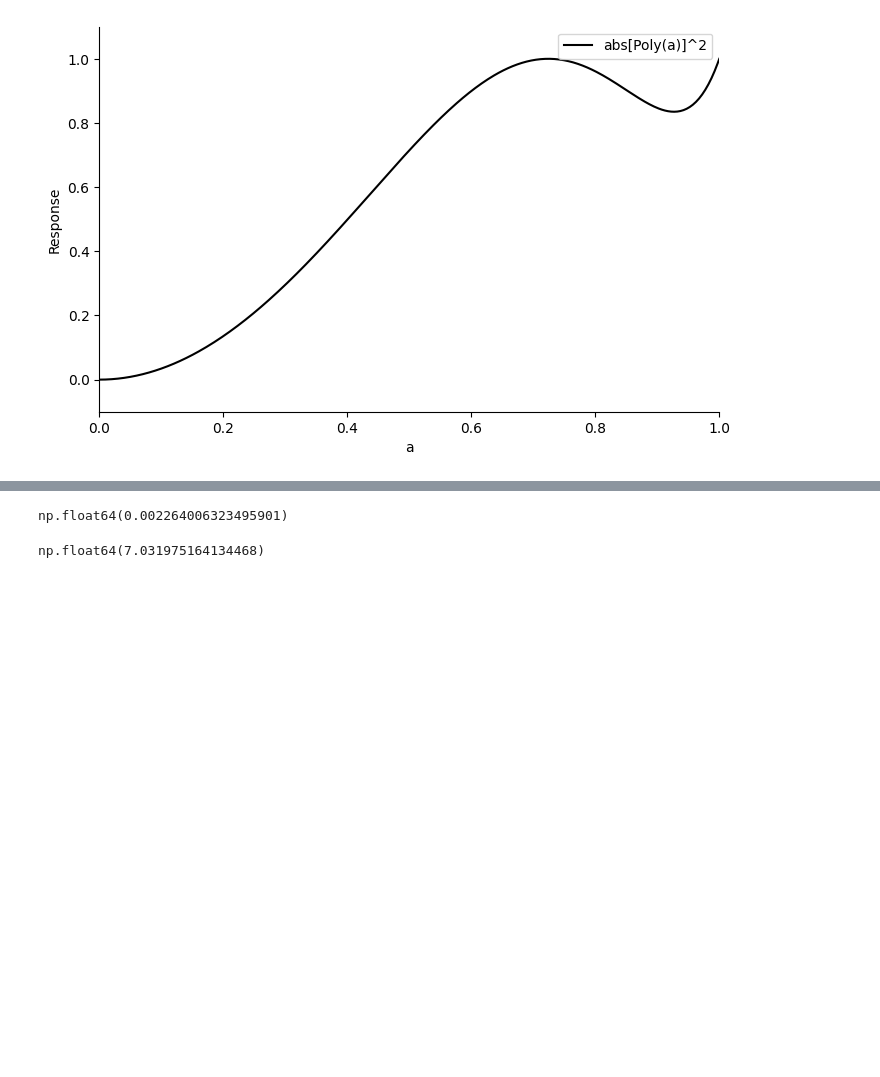
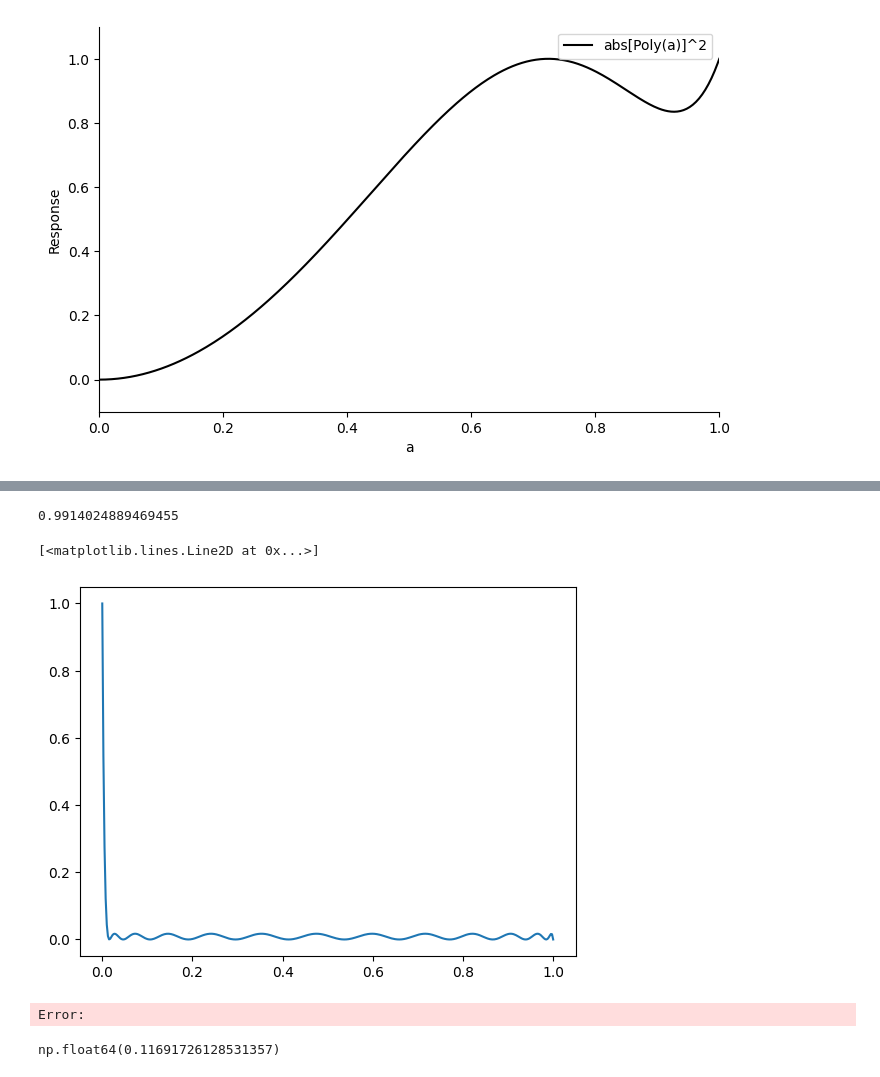
Before and after one commit to shrabian/quantum-research, a Jupyter notebook: fpsearch.ipynb, the cells around one changed output, grey strips where cells are left out. Drawn from its saved outputs; the diff is of its cells as text; code cells hidden in the pictures; blank space fills up the shorter version.

```diff
--- a/fpsearch.ipynb
+++ b/fpsearch.ipynb
@@ -65,10 +92,56 @@ plt.plot(xs, response)
 # %%
-L = np.log(2/0.1)/np.sqrt(0.05)
+def generate_phases2(d, delta):
+    avec = np.empty(d, float)
+    L = 2*d + 1
+    gamma = 1/np.cosh((1/L) * np.arccosh(1/delta))
+    for i in range(d):
+        avec[i] = 2 * np.arctan2(1,np.tan(2 * np.pi * (i+1)/L) * np.sqrt(1-gamma**2))
+    bvec = -avec[::-1]
+    return avec, bvec
+
+def gen_grover_resp(a, avec, bvec):
+    d = len(avec)
+    U = np.array([[1,0], [0,1]])
+    for i in range(d):
+        S_s  = - np.array([
+            [1-(1-np.exp(-1j * avec[i]))*(1-a), -(1-np.exp(-1j * avec[i]))*np.sqrt(a * (1-a))],
+            [-(1-np.exp(-1j * avec[i]))*np.sqrt(a * (1-a)), 1-(1-np.exp(-1j * avec[i]))*a]
+        ])
+
+        S_t = np.array([
+            [1, 0],
+            [0, np.exp(1j * bvec[i])]
+        ])
+        U = S_s @ S_t @ U
+    v = np.array([
+        [np.sqrt(1-a)],
+        [np.sqrt(a)]
+    ])
+    t = np.array([
+        [1],
+        [0]
+    ])
+    return  t.T @ U @ v
-# %%
-1/np.cosh(21*np.arccosh(1/0.95))
-# %% [output]
-np.float64(0.002264006323495901)
-# %%
-np.log(2/0.99)/np.sqrt(0.01)
-# %% [output]
-np.float64(7.031975164134468)
+# %%
+xs = np.linspace(0,1, 400)
+w = 0.08
+L = 24
+delta = 1/np.cosh(L * np.arccosh(1/(1 - w**2)))
+print(np.sqrt(1-delta**2))
+avec, bvec = generate_phases2(12, delta)
+responses = []
+for x in xs:
+    responses.append(np.absolute(gen_grover_resp(x, avec, bvec)[0,0])**2)
+plt.plot(xs, responses)
+# %% [output]
+0.9914024889469455
+[<matplotlib.lines.Line2D at 0x...>]
+[figure, added]
+Error:
+# %%
+w = 0.08
+L = 25
+delta = 1/np.cosh(L * np.arccosh(1/(1 - w**2)))
+delta
+# %% [output]
+np.float64(0.11691726128531357)
```
Also changed, not shown: parts of 9 cells of this notebook, 2 other files.
